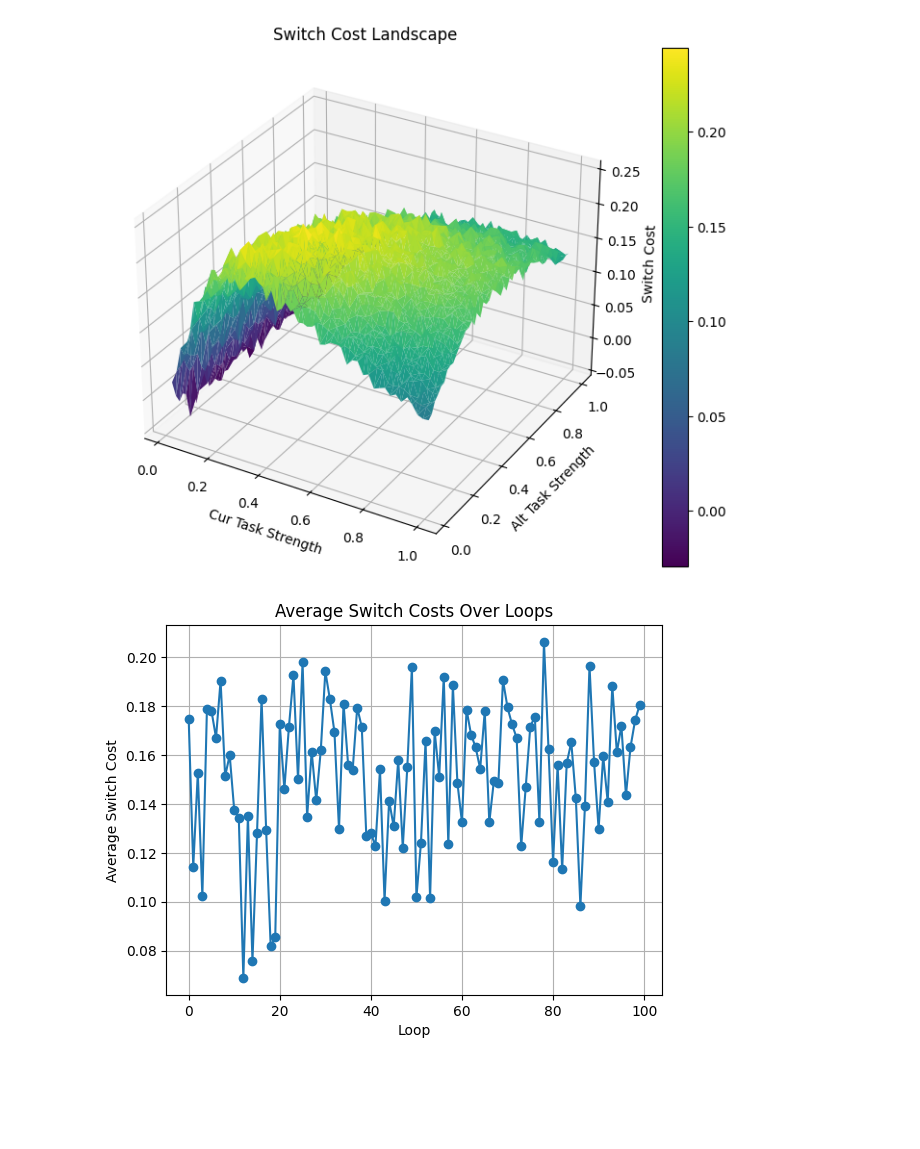
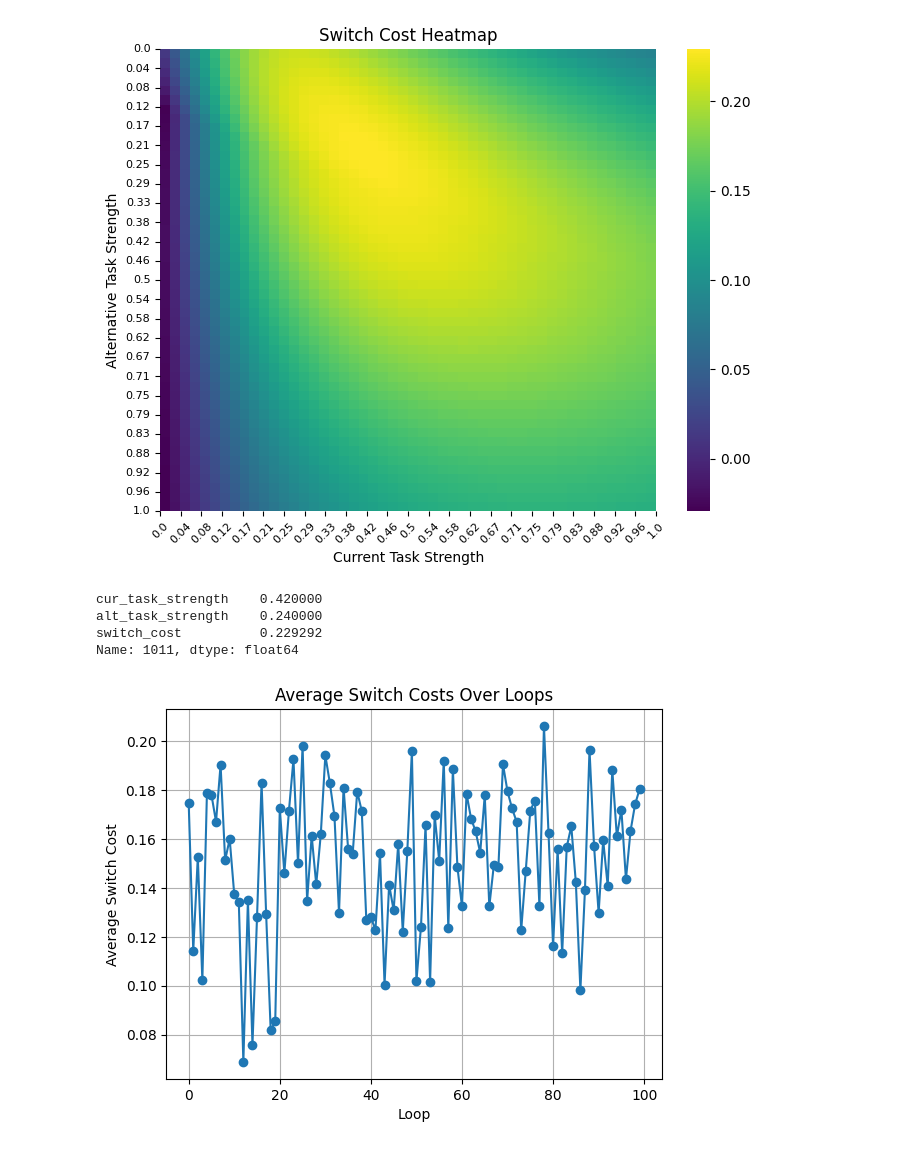
Before and after one commit to syntactic/task-switching-cost-analysis, a Jupyter notebook: switch_cost_playground.ipynb, the cells around one changed output. Cells and saved outputs as stored; diff of their text form; code cells hidden in the pictures; blank space fills up the shorter version.

Commit message:
Changed 3D plot of switch costs to heatmap Reduced noise from experimentalist to 0.

```diff
--- a/switch_cost_playground.ipynb
+++ b/switch_cost_playground.ipynb
@@ -11,36 +12,50 @@ from mpl_toolkits.mplot3d import Axes3D
 # %%
 experiment = task_switching.task_switching()
 pool = grid_pool(experiment.variables)
-experimental_space = experiment.run(pool)
+experimental_space = experiment.run(pool, added_noise=0.0)
-# %%
-# Calculate switch cost for each combination of cur_task_strength and alt_task_strength
-switch_costs_df = experimental_space.groupby(['cur_task_strength', 'alt_task_strength']).apply(
-    lambda x: x.loc[x['is_switch'] == 0, 'cur_task_performance'].values[0] -
-              x.loc[x['is_switch'] == 1, 'cur_task_performance'].values[0],
-              include_groups=False
-).reset_index(name='switch_cost')
-x = switch_costs_df['cur_task_strength']
-y = switch_costs_df['alt_task_strength']
-z = switch_costs_df['switch_cost']
-
-fig = plt.figure(figsize=(10, 7))
-ax = fig.add_subplot(111, projection='3d')
-
-# Create a 3D surface plot
-surf = ax.plot_trisurf(x, y, z, cmap='viridis', edgecolor='none')
-
-# Add labels
-ax.set_title('Switch Cost Landscape')
-ax.set_xlabel('Cur Task Strength')
-ax.set_ylabel('Alt Task Strength')
-ax.set_zlabel('Switch Cost')
-
-# Show the color bar
-fig.colorbar(surf)
-
-plt.show()
-# %% [output]
-[figure, removed]
+# %%
+def plot_heatmap(df):
+    # Plot heatmap
+    plt.figure(figsize=(8, 6))
+
+    # Use the actual values for tick positions
+    ax = sns.heatmap(df, cmap='viridis')
+
+    # Set the tick labels to map to actual data ranges
+    grid_size = 50
+    num_ticks = 25
+    ax.set_xticks(np.linspace(0, grid_size, num_ticks))  # Position on the grid
+    ax.set_xticklabels(np.round(np.linspace(0, 1, num_ticks), 2), rotation=45)  # Actual values
+    ax.set_yticks(np.linspace(0, grid_size, num_ticks))  # Position on the grid
+    ax.set_yticklabels(np.round(np.linspace(0, 1, num_ticks), 2), rotation=0)  # Actual values
+    ax.tick_params(axis='both', which='major', labelsize=8)
+
+    # Add labels and title
+    plt.title("Switch Cost Heatmap")
+    plt.xlabel("Current Task Strength")
+    plt.ylabel("Alternative Task Strength")
+
+    plt.show()
+
+# Calculate switch cost for each combination of cur_task_strength and alt_task_strength
+switch_costs_df = experimental_space.groupby(['cur_task_strength', 'alt_task_strength']).apply(
+    lambda x: x.loc[x['is_switch'] == 0, 'cur_task_performance'].values[0] -
+              x.loc[x['is_switch'] == 1, 'cur_task_performance'].values[0],
+              include_groups=False
+).reset_index(name='switch_cost')
+pivot_df = switch_costs_df.pivot(index='alt_task_strength', columns='cur_task_strength', values='switch_cost')
+plot_heatmap(pivot_df)
+# %% [output]
+[figure, added]
+# %%
+# find row with maximum switch cost in switch_costs_df
+max_switch_cost_row = switch_costs_df.loc[switch_costs_df['switch_cost'].idxmax()]
+print(max_switch_cost_row)
+# %% [output]
+cur_task_strength    0.420000
+alt_task_strength    0.240000
+switch_cost          0.229292
+Name: 1011, dtype: float64
 # %%
 def only_experimentalist_closed_loop(experimentalist, experiment, num_loops=10, experimentalist_args=dict()):
     """
```
Also changed, not shown: parts of 1 cell of this notebook.
